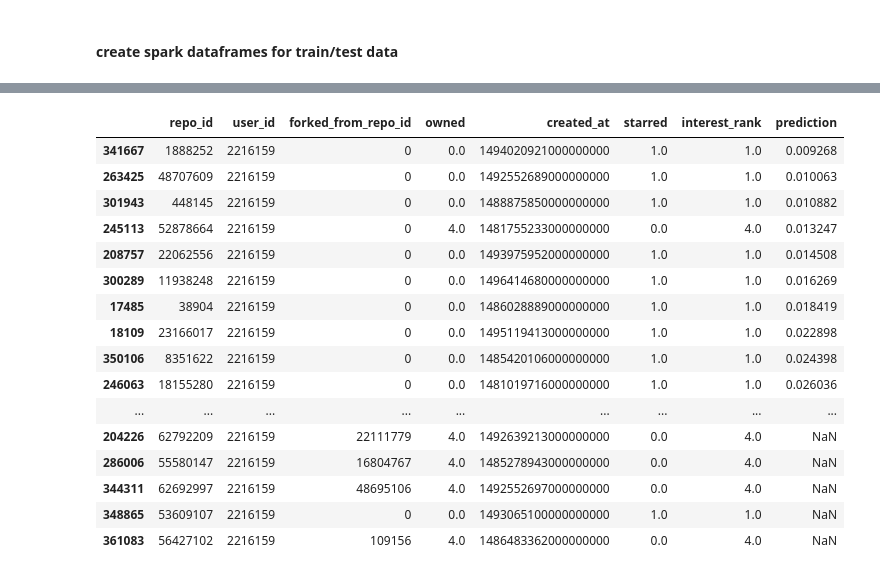
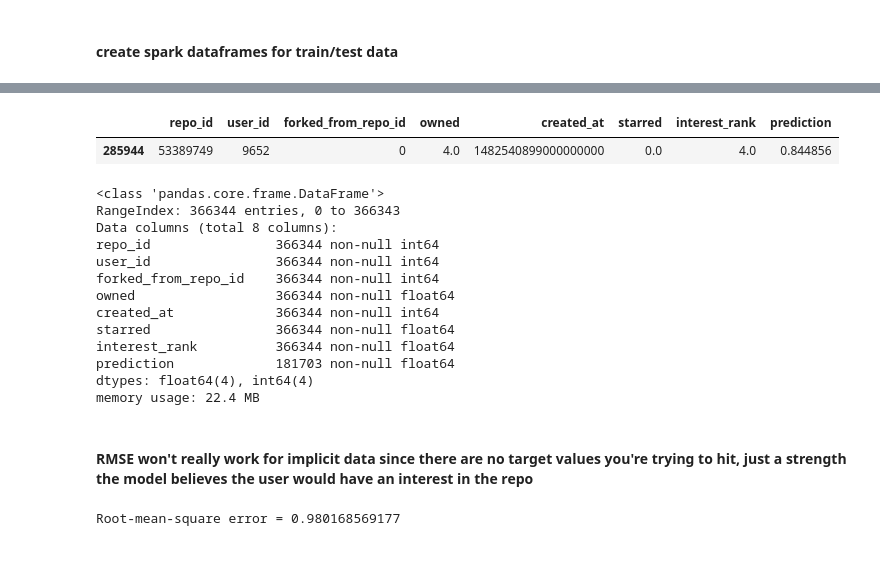
Before and after one commit to caitriggs/github-collaborator, a Jupyter notebook: ALS_modeling.ipynb, the cells around one changed output, grey strips where cells are left out. Drawn from its saved outputs; the diff is of its cells as text; code cells hidden in the pictures.

Commit message:
more work on ALS model

```diff
--- a/ALS_modeling.ipynb
+++ b/ALS_modeling.ipynb
@@ -256,14 +265,14 @@ sp_test_owns_stars = spark.createDataFrame(test_owns_stars)
 model = ALS(
     itemCol='repo_id',
     userCol='user_id',
-    ratingCol='interest_rank',
+    ratingCol='starred',
     implicitPrefs=True,
     nonnegative=True,
-    maxIter=10,
-    alpha=0.01
+    regParam=0.1,
+    rank=10,
     )
 # %%
 recommender = model.fit(sp_train_owns_stars)
-predictions = recommender.transform(sp_test_owns_stars)
+rawPredictions = recommender.transform(sp_test_owns_stars)
 # %%
-pred_df = predictions.toPandas()
+pred_df = rawPredictions.toPandas()
@@ -311,20 +324,23 @@ pred_df.sort_values(['prediction'], ascending=False).head(1000)
 # %%
-(pred_df.loc[pred_df.user_id == 2216159]).sort_values('prediction')
+(pred_df.loc[pred_df.user_id == 9652]).sort_values('prediction', ascending=False)
 # %% [output]
 |  | repo_id | user_id | forked_from_repo_id | owned | created_at | starred | interest_rank | prediction |
-| 341667 | 1888252 | 2216159 | 0 | 0.0 | 1494020921000000000 | 1.0 | 1.0 | 0.009268 |
-| 263425 | 48707609 | 2216159 | 0 | 0.0 | 1492552689000000000 | 1.0 | 1.0 | 0.010063 |
-| 301943 | 448145 | 2216159 | 0 | 0.0 | 1488875850000000000 | 1.0 | 1.0 | 0.010882 |
-| 245113 | 52878664 | 2216159 | 0 | 4.0 | 1481755233000000000 | 0.0 | 4.0 | 0.013247 |
-| 208757 | 22062556 | 2216159 | 0 | 0.0 | 1493975952000000000 | 1.0 | 1.0 | 0.014508 |
-| 300289 | 11938248 | 2216159 | 0 | 0.0 | 1496414680000000000 | 1.0 | 1.0 | 0.016269 |
-| 17485 | 38904 | 2216159 | 0 | 0.0 | 1486028889000000000 | 1.0 | 1.0 | 0.018419 |
-| 18109 | 23166017 | 2216159 | 0 | 0.0 | 1495119413000000000 | 1.0 | 1.0 | 0.022898 |
-| 350106 | 8351622 | 2216159 | 0 | 0.0 | 1485420106000000000 | 1.0 | 1.0 | 0.024398 |
-| 246063 | 18155280 | 2216159 | 0 | 0.0 | 1481019716000000000 | 1.0 | 1.0 | 0.026036 |
-| ... | ... | ... | ... | ... | ... | ... | ... | ... |
-| 204226 | 62792209 | 2216159 | 22111779 | 4.0 | 1492639213000000000 | 0.0 | 4.0 | NaN |
-| 286006 | 55580147 | 2216159 | 16804767 | 4.0 | 1485278943000000000 | 0.0 | 4.0 | NaN |
-| 344311 | 62692997 | 2216159 | 48695106 | 4.0 | 1492552697000000000 | 0.0 | 4.0 | NaN |
-| 348865 | 53609107 | 2216159 | 0 | 0.0 | 1493065100000000000 | 1.0 | 1.0 | NaN |
-| 361083 | 56427102 | 2216159 | 109156 | 4.0 | 1486483362000000000 | 0.0 | 4.0 | NaN |
+| 285944 | 53389749 | 9652 | 0 | 4.0 | 1482540899000000000 | 0.0 | 4.0 | 0.844856 |
+# %%
+pred_df.info()
+# %% [output]
+<class 'pandas.core.frame.DataFrame'>
+RangeIndex: 366344 entries, 0 to 366343
+Data columns (total 8 columns):
+repo_id                366344 non-null int64
+user_id                366344 non-null int64
+forked_from_repo_id    366344 non-null int64
+owned                  366344 non-null float64
+created_at             366344 non-null int64
+starred                366344 non-null float64
+interest_rank          366344 non-null float64
+prediction             181703 non-null float64
+dtypes: float64(4), int64(4)
+memory usage: 22.4 MB
+# %% [markdown]
+#### RMSE won't really work for implicit data since there are no target values you're trying to hit, just a strength the model believes the user would have an interest in the repo
@@ -330,0 +351,11 @@ pred_df.sort_values(['prediction'], ascending=False).head(1000)
+# %%
+predictions = rawPredictions\
+    .withColumn("interest_rank", rawPredictions.interest_rank.cast("double"))\
+    .withColumn("prediction", rawPredictions.prediction.cast("double"))
+evaluator =\
+    RegressionEvaluator(metricName="rmse", labelCol="interest_rank", predictionCol="prediction")
+rmse = evaluator.evaluate(predictions)
+
+print("Root-mean-square error = " + str(rmse))
+# %% [output]
+Root-mean-square error = 0.980168569177
```
Also changed, not shown: parts of 14 cells of this notebook.
